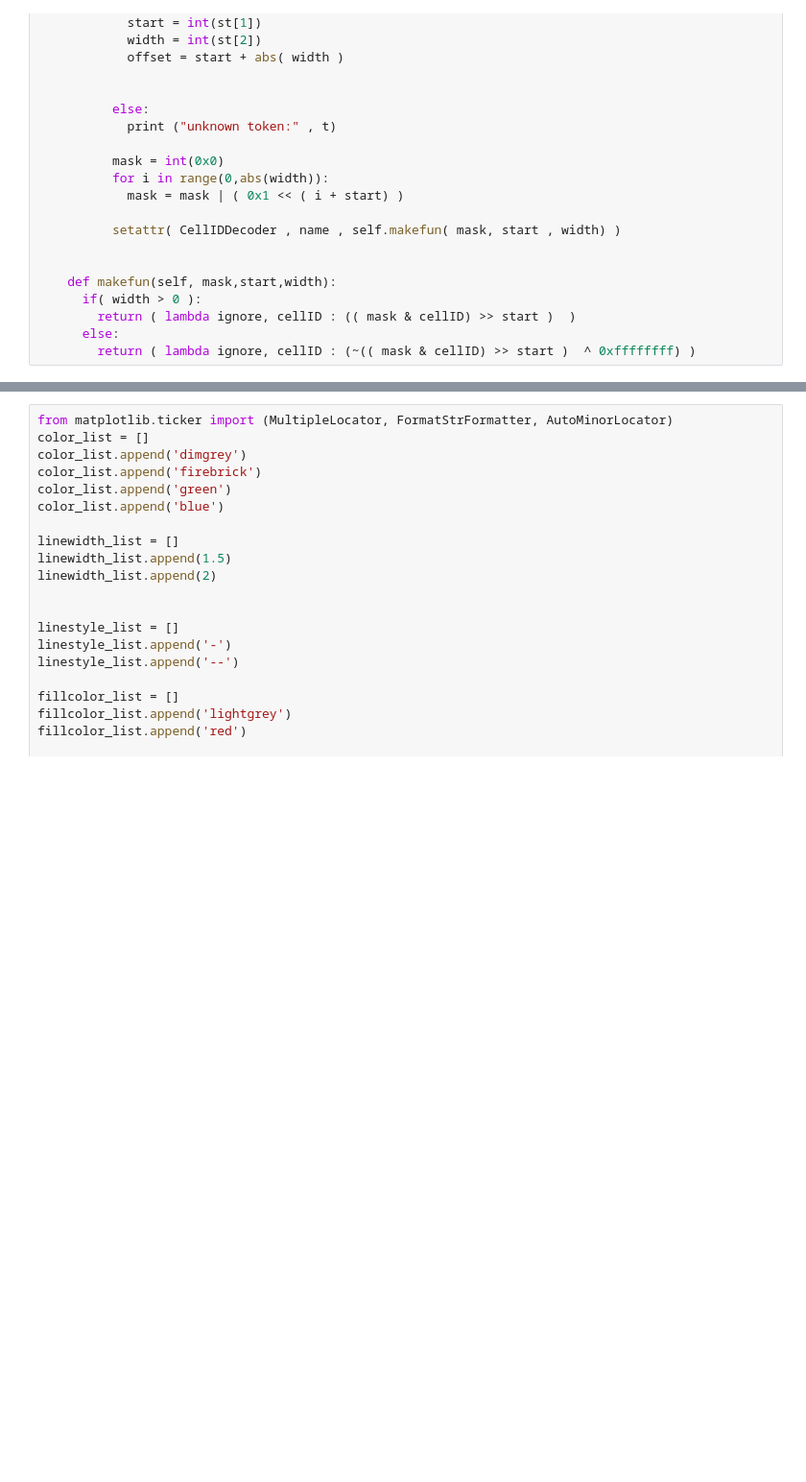
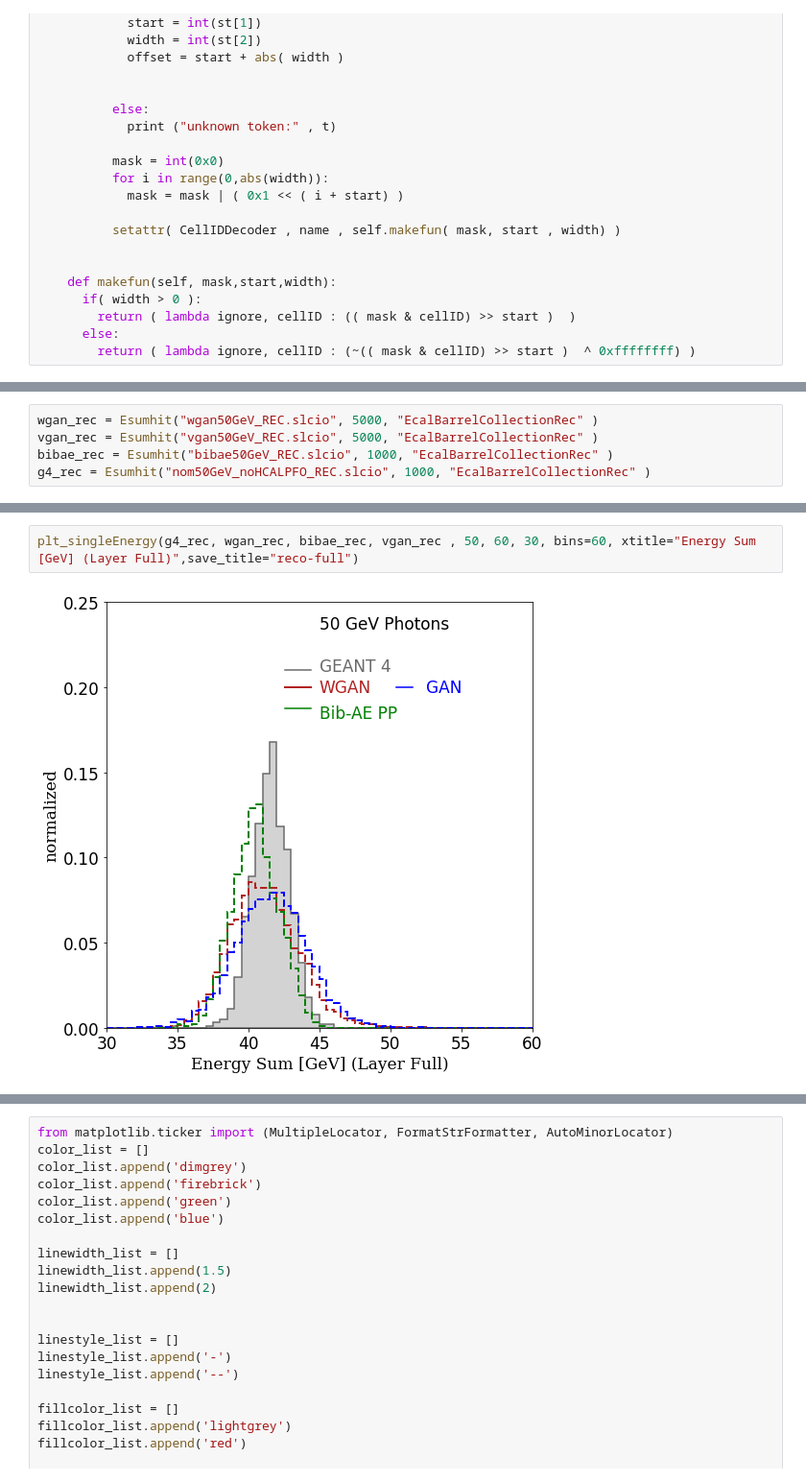
Before and after one commit to vbocha/pyLCIO, a Jupyter notebook: examples/ECalBarrel.ipynb, the cells around one changed output, grey strips where cells are left out. Shown at 96% size. Cells and saved outputs as stored; diff of their text form; blank space fills up the shorter version.

```diff
--- a/examples/ECalBarrel.ipynb
+++ b/examples/ECalBarrel.ipynb
@@ -103,0 +230,5 @@ g4_e20, g4_e10 = fracEsum("nom50GeV_REC.slcio", 5000)
+# %%
+wgan_rec = Esumhit("wgan50GeV_REC.slcio", 5000, "EcalBarrelCollectionRec" )
+vgan_rec = Esumhit("vgan50GeV_REC.slcio", 5000, "EcalBarrelCollectionRec" )
+bibae_rec = Esumhit("bibae50GeV_REC.slcio", 1000, "EcalBarrelCollectionRec" )
+g4_rec = Esumhit("nom50GeV_noHCALPFO_REC.slcio", 1000, "EcalBarrelCollectionRec" )
@@ -110,0 +252,4 @@ plt_singleEnergy(g4_e10, wgan_e10, bib_e10, vgan_e10 , 50, 30, 0, bins=40, xtitl
+# %%
+plt_singleEnergy(g4_rec, wgan_rec, bibae_rec, vgan_rec , 50, 60, 30, bins=60, xtitle="Energy Sum [GeV] (Layer Full)",save_title="reco-full")
+# %% [output]
+[figure, added]
```
Also changed, not shown: parts of 26 cells of this notebook, 15 other files.
